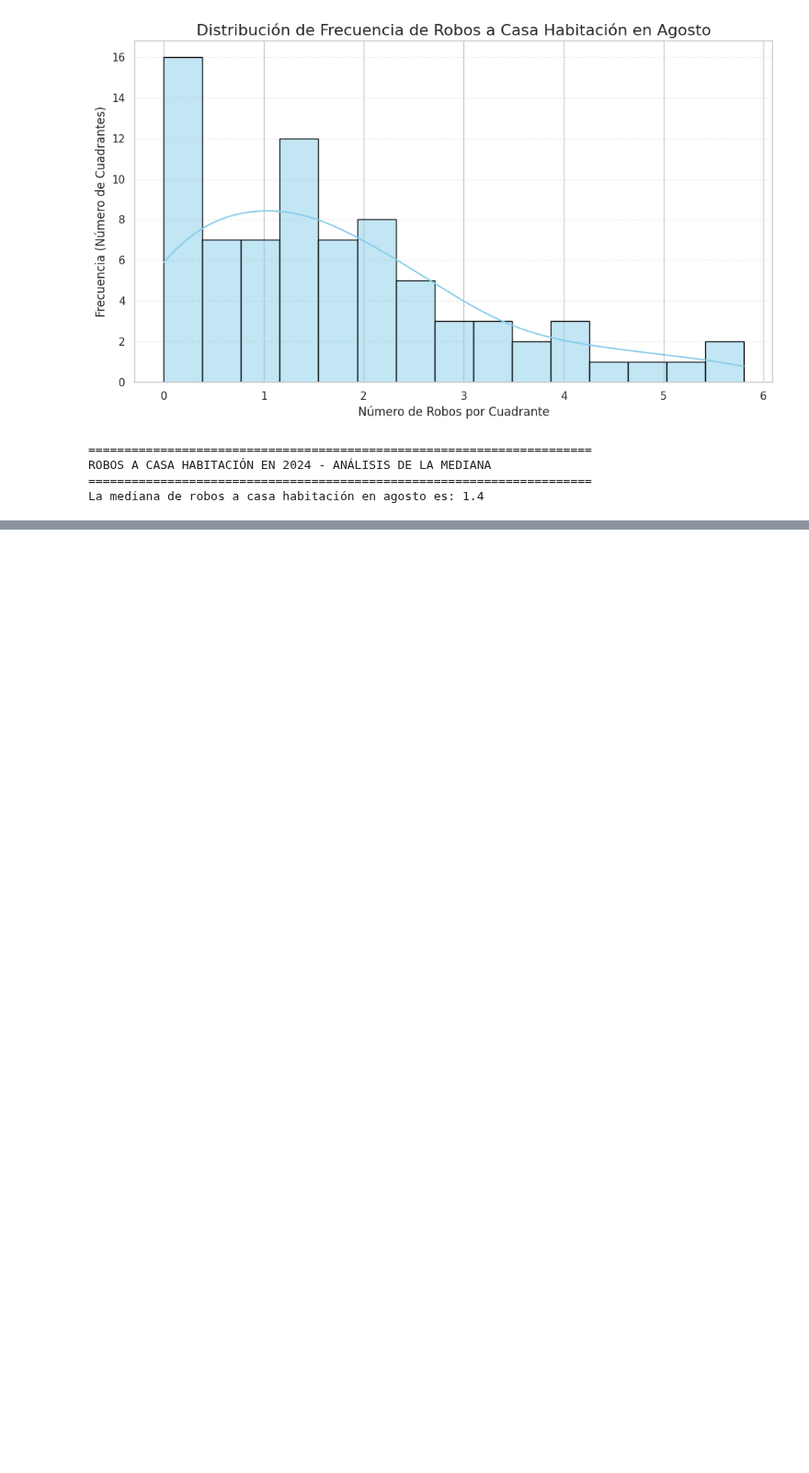
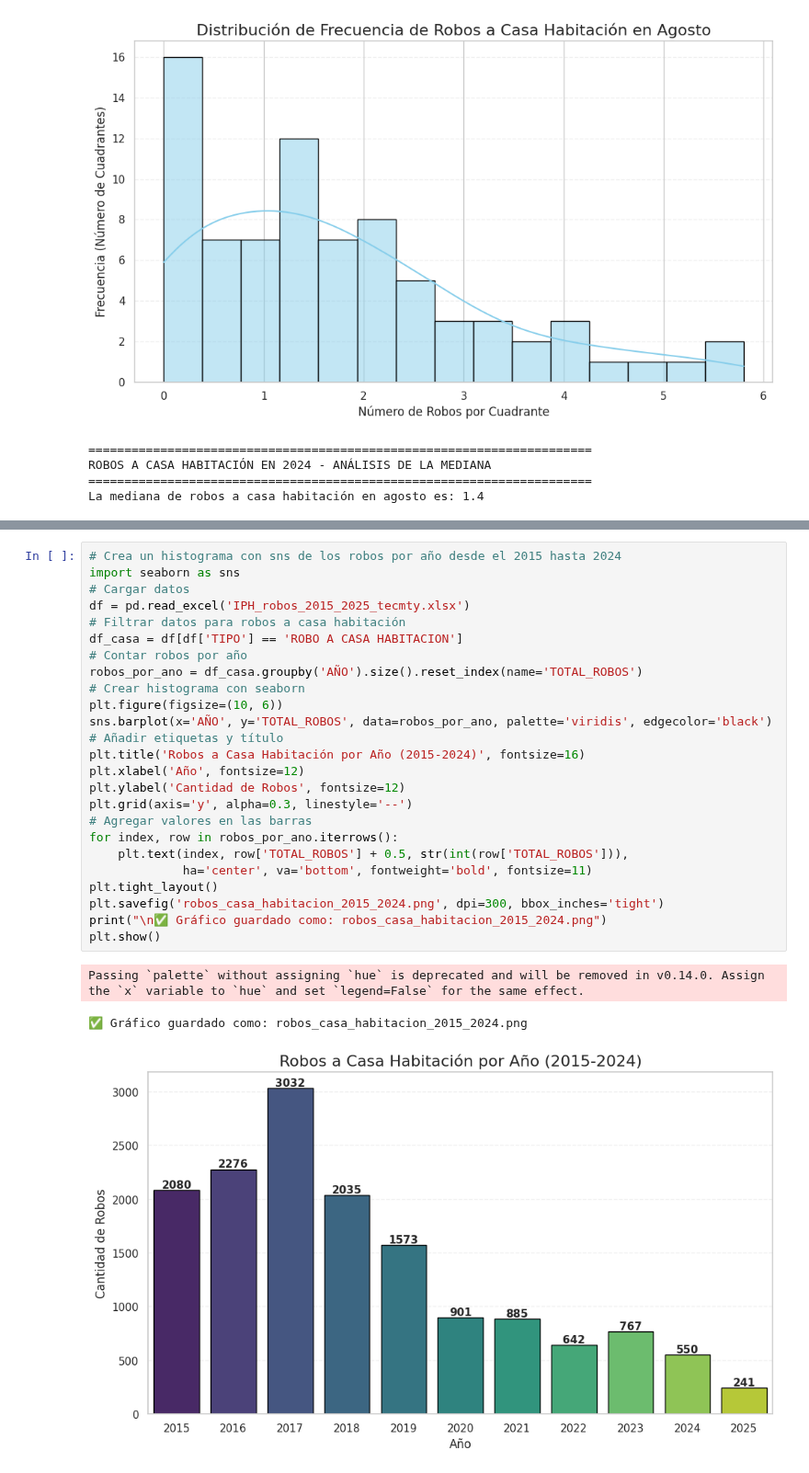
Before and after one commit to CLA-TI3001C-AD2025-G100/A01563230-EDA, a Jupyter notebook: FICOSEC.ipynb, the cells around one changed output, grey strips where cells are left out. Shown at 92% size. Cells and saved outputs as stored; diff of their text form; blank space fills up the shorter version.

```diff
--- a/FICOSEC.ipynb
+++ b/FICOSEC.ipynb
@@ -1392,0 +1301,29 @@ Ocurrió un error durante el procesamiento de datos: '--#007ACC' is not a valid
+# %%
+# Crea un histograma con sns de los robos por año desde el 2015 hasta 2024
+import seaborn as sns
+# Cargar datos
+df = pd.read_excel('IPH_robos_2015_2025_tecmty.xlsx')
+# Filtrar datos para robos a casa habitación
+df_casa = df[df['TIPO'] == 'ROBO A CASA HABITACION']
+# Contar robos por año
+robos_por_ano = df_casa.groupby('AÑO').size().reset_index(name='TOTAL_ROBOS')
+# Crear histograma con seaborn
+plt.figure(figsize=(10, 6))
+sns.barplot(x='AÑO', y='TOTAL_ROBOS', data=robos_por_ano, palette='viridis', edgecolor='black')
+# Añadir etiquetas y título
+plt.title('Robos a Casa Habitación por Año (2015-2024)', fontsize=16)
+plt.xlabel('Año', fontsize=12)
+plt.ylabel('Cantidad de Robos', fontsize=12)
+plt.grid(axis='y', alpha=0.3, linestyle='--')
+# Agregar valores en las barras
+for index, row in robos_por_ano.iterrows():
+    plt.text(index, row['TOTAL_ROBOS'] + 0.5, str(int(row['TOTAL_ROBOS'])),
+             ha='center', va='bottom', fontweight='bold', fontsize=11)
+plt.tight_layout()
+plt.savefig('robos_casa_habitacion_2015_2024.png', dpi=300, bbox_inches='tight')
+print("\n✅ Gráfico guardado como: robos_casa_habitacion_2015_2024.png")
+plt.show()
+# %% [output]
+Passing `palette` without assigning `hue` is deprecated and will be removed in v0.14.0. Assign the `x` variable to `hue` and set `legend=False` for the same effect.
+✅ Gráfico guardado como: robos_casa_habitacion_2015_2024.png
+[figure, added]
```
Also changed, not shown: parts of 9 cells of this notebook, 7 other files.
